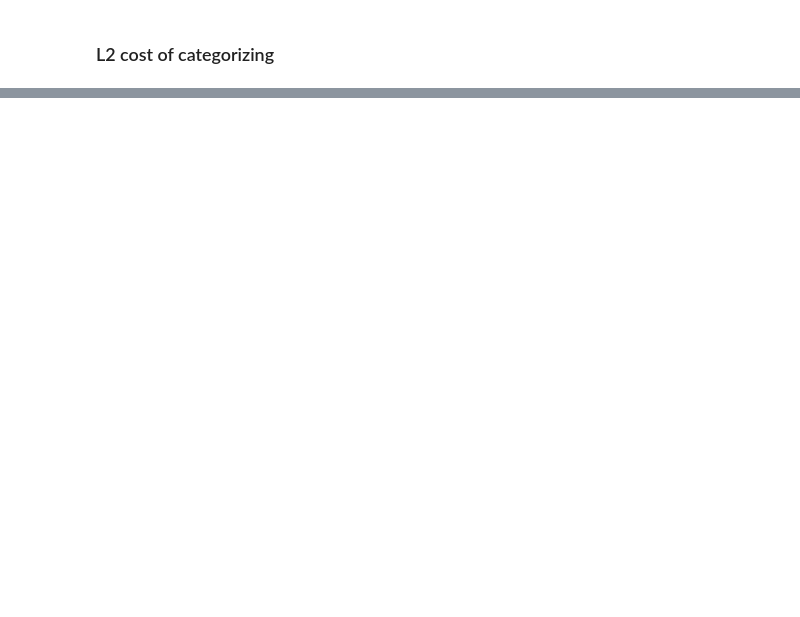
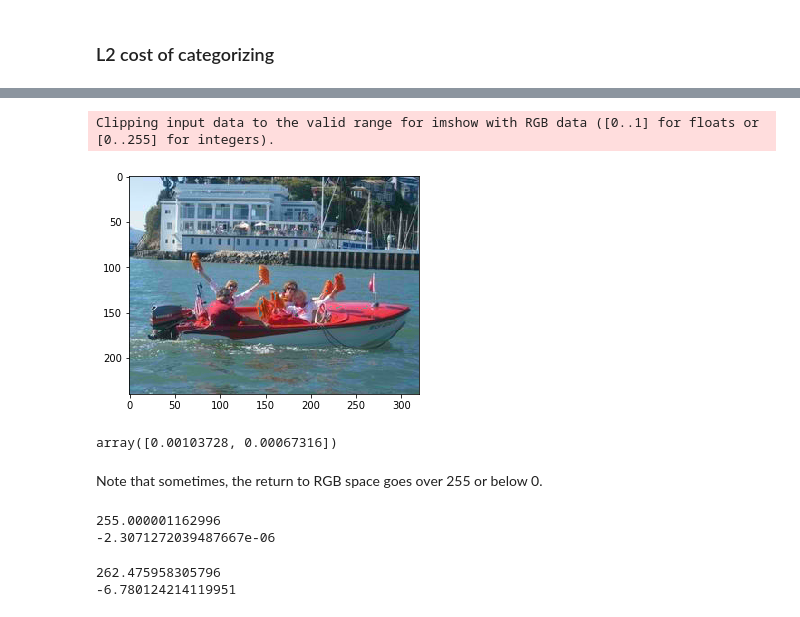
Before and after one commit to vincentbillaut/all-colors-matter, a Jupyter notebook: notebooks/ColorDiscretizer demo.ipynb, the cells around one changed output, grey strips where cells are left out. Cells and saved outputs as stored; diff of their text form; code cells hidden in the pictures; blank space fills up the shorter version.

```diff
--- a/notebooks/ColorDiscretizer demo.ipynb
+++ b/notebooks/ColorDiscretizer demo.ipynb
@@ -87,0 +102,8 @@ array([[110.42466807, 142.34508485],
+# %%
+pixels_categories = cd.categorize(UVpixels)
+
+pixel_categories_onehot = np.zeros([len(pixels_categories), cd.n_categories])
+pixel_categories_onehot[range(len(pixels_categories)), pixels_categories] = 1
+
+reconstructed_UVpixels = cd.UVpixels_from_distribution(pixel_categories_onehot)
+reconstructed_UVimage = np.reshape(reconstructed_UVpixels, newshape=UVimage.shape)
@@ -87,0 +116,24 @@ array([[110.42466807, 142.34508485],
+# %%
+plt.imshow(YUV_to_RGB(np.concatenate([Yimage, reconstructed_UVimage], axis=2)) / 255)
+plt.show()
+# %% [output]
+Clipping input data to the valid range for imshow with RGB data ([0..1] for floats or [0..255] for integers).
+[figure, added]
+# %%
+np.linalg.norm(reconstructed_UVpixels - UVpixels, axis = 0) / len(UVpixels) / np.std(UVpixels, axis = 0)
+# %% [output]
+array([0.00103728, 0.00067316])
+# %% [markdown]
+Note that sometimes, the return to RGB space goes over 255 or below 0.
+# %%
+print(np.max(YUV_to_RGB(np.concatenate([Yimage, UVimage], axis=2))))
+print(np.min(YUV_to_RGB(np.concatenate([Yimage, UVimage], axis=2))))
+# %% [output]
+255.000001162996
+-2.3071272039487667e-06
+# %%
+print(np.max(YUV_to_RGB(np.concatenate([Yimage, reconstructed_UVimage], axis=2))))
+print(np.min(YUV_to_RGB(np.concatenate([Yimage, reconstructed_UVimage], axis=2))))
+# %% [output]
+262.475958305796
+-6.780124214119951
```
Also changed, not shown: parts of 8 cells of this notebook, 1 other file.
